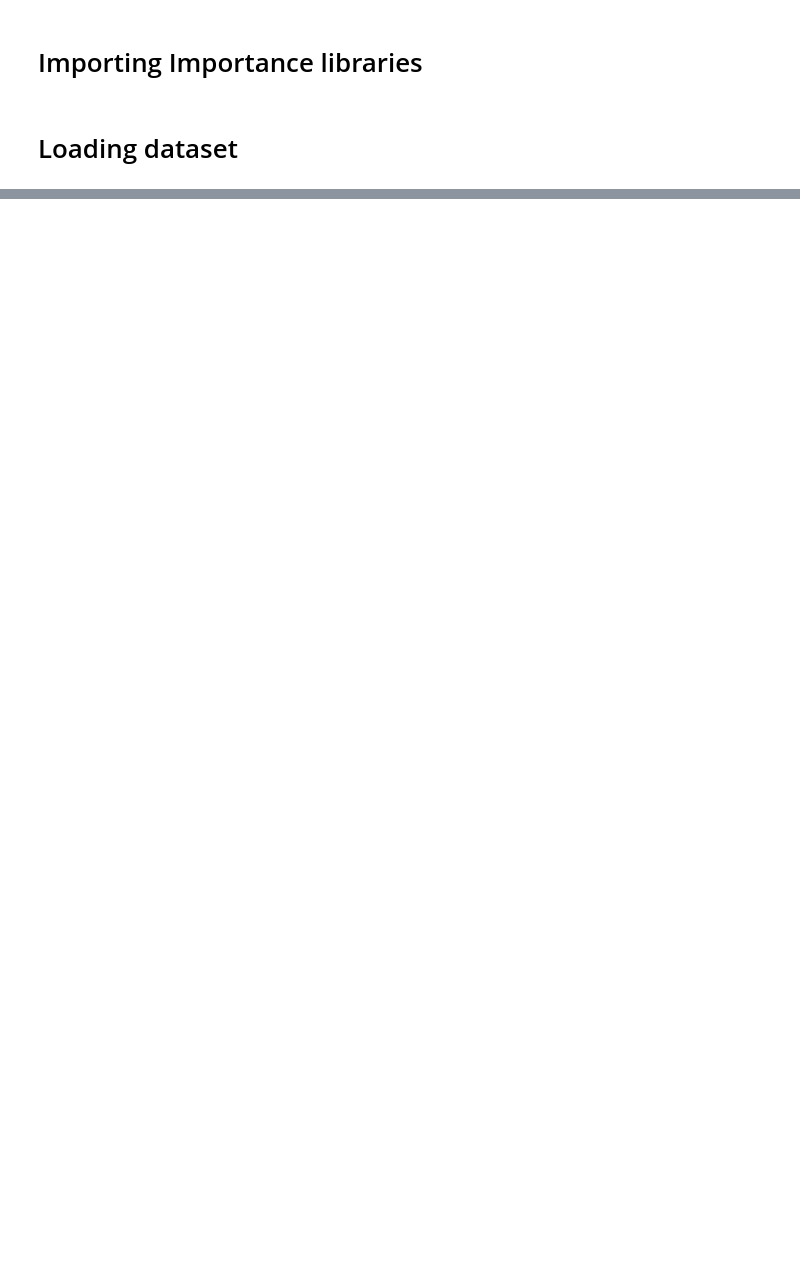
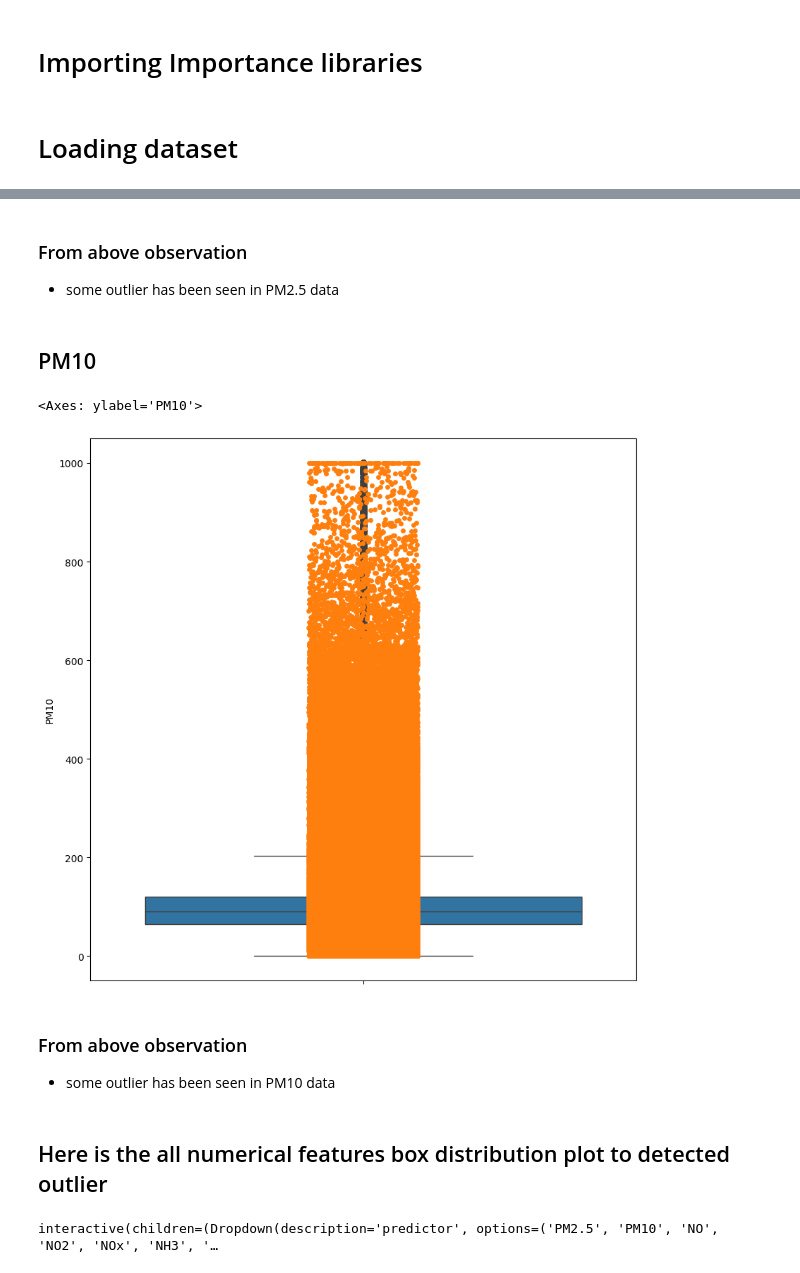
Before and after one commit to Naresh-Dhimal/Air_Quality_Bucket_Classification, a Jupyter notebook: src/model/train_split.ipynb, the cells around one changed output, grey strips where cells are left out. Saved outputs shown, nothing was run; the diff lists cells and outputs as text; code cells hidden in the pictures; blank space fills up the shorter version.

```diff
--- a/src/model/train_split.ipynb
+++ b/src/model/train_split.ipynb
@@ -15,0 +54,27 @@ FileNotFoundError: [Errno 2] No such file or directory: 'data/clean_Aqi_dataset.
+# %% [markdown]
+### From above observation
+* some outlier has been seen in PM2.5 data
+# %% [markdown]
+## PM10
+# %%
+plt.figure(figsize=(10, 10))
+sns.boxplot(data=df["PM10"])
+sns.stripplot(data=df["PM10"])
+# %% [output]
+<Axes: ylabel='PM10'>
+[figure, added]
+# %% [markdown]
+### From above observation
+* some outlier has been seen in PM10 data
+# %% [markdown]
+## Here is the all numerical features box distribution plot to detected outlier
+# %%
+numerical_features = ['PM2.5',    'PM10',      'NO',     'NO2',     'NOx',     'NH3',
+            'CO',     'SO2',      'O3', 'Benzene', 'Toluene', 'Xylene', 'AQI']
+@interact(predictor=numerical_features)
+def interactive_bivariate_barplot(predictor):
+    plt.figure(figsize=(10,10))
+    sns.boxplot(x=predictor, data=df, color="purple")
+    plt.show()
+# %% [output]
+interactive(children=(Dropdown(description='predictor', options=('PM2.5', 'PM10', 'NO', 'NO2', 'NOx', 'NH3', '…
```
Also changed, not shown: parts of 19 cells of this notebook, 2 other files.
